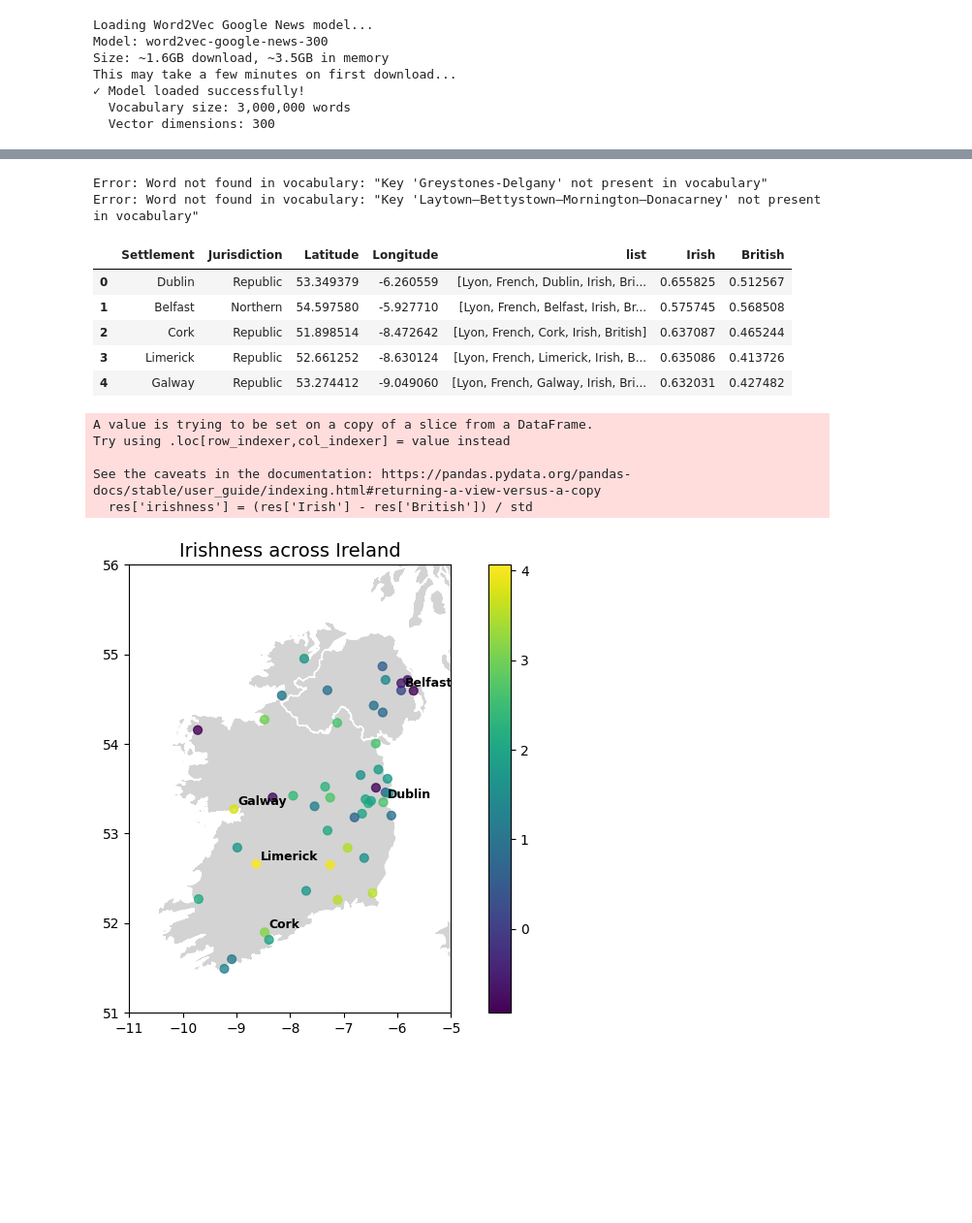
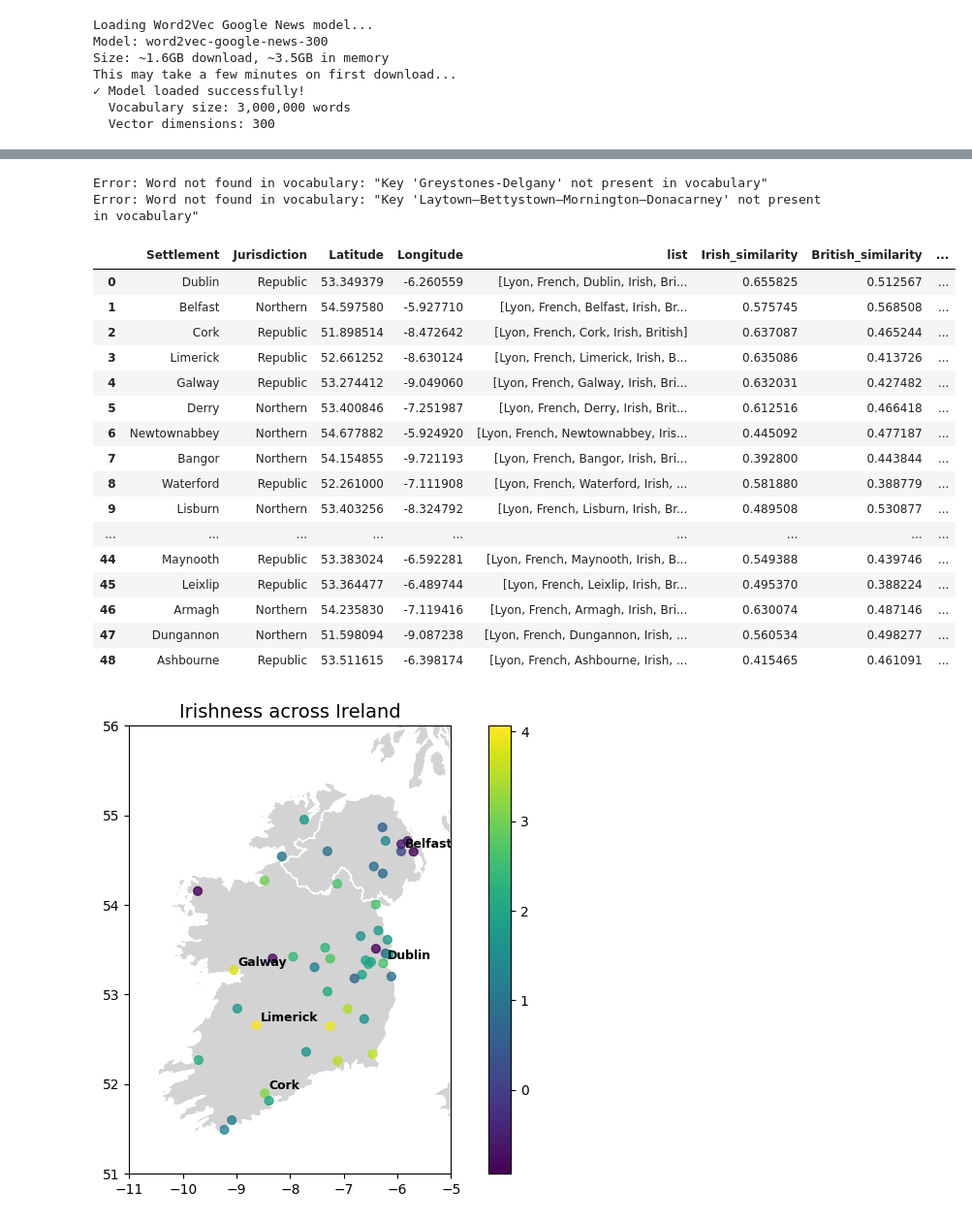
Before and after one commit to daxmavy/ireland, a Jupyter notebook: interactive.ipynb, the cells around one changed output, grey strips where cells are left out. Shown at 97% size. Cells and saved outputs as stored; diff of their text form; code cells hidden in the pictures; blank space fills up the shorter version.

```diff
--- a/interactive.ipynb
+++ b/interactive.ipynb
@@ -40,6 +36,11 @@ This may take a few minutes on first download...
   Vector dimensions: 300
 # %%
 def analogy_calc(lis):
+    """
+    lis is a list of lists
+    each list in lis is of the form word1, word2, word3, target1, target2 (eg Lyon, French, Belfast, British, Irish)
+    it does the vector calculation
+    """
     try:
         res_li = []
         for li in lis:
@@ -49,7 +50,7 @@ def analogy_calc(lis):
                 negative = [word1]
                 res = calculate_vector_arithmetic(model, positive, negative, topn=1000)
 
-                res = pd.DataFrame(res, columns=['word', 'similarity'])
+                res = pd.DataFrame(res, columns=['word', 'similarity']).reset_index()
 
                 res['word'] = res['word'].str.lower()
 
@@ -58,10 +59,15 @@ def analogy_calc(lis):
                 # print(res)
                 target1_similarity = res[res['edit_distance_target1'] <= 1].set_index('word')['similarity'].max()
                 target2_similarity = res[res['edit_distance_target2'] <= 1].set_index('word')['similarity'].max()
+
+                target1_index = res[res['edit_distance_target1'] <= 1].set_index('word')['index'].min()
+                target2_index = res[res['edit_distance_target2'] <= 1].set_index('word')['index'].min()
                 res_li.append({
                     'list': li,
-                    target1 : target1_similarity,
-                    target2 : target2_similarity
+                    f'{target1}_similarity' : target1_similarity,
+                    f'{target2}_similarity' : target2_similarity,
+                    f'{target1}_rank' : target1_index,
+                    f'{target2}_rank' : target2_index
                 })
             except Exception:
                 continue
@@ -157,12 +155,13 @@ res['Settlement'] = res['list'].map(lambda e: e[2])
 
 res = pd.merge(df, res, on='Settlement')
 res.head()
+
+res = res.dropna()
+
+abs_diffs = np.abs(res['Irish_similarity'] - res['British_similarity'])
+std = np.std(abs_diffs)
+
+res['irishness'] = (res['Irish_similarity'] - res['British_similarity']) / std
 # %% [output]
 Error: Word not found in vocabulary: "Key 'Greystones-Delgany' not present in vocabulary"
 Error: Word not found in vocabulary: "Key 'Laytown–Bettystown–Mornington–Donacarney' not present in vocabulary"
-|  | Settlement | Jurisdiction | Latitude | Longitude | list | Irish | British |
-| 0 | Dublin | Republic | 53.349379 | -6.260559 | [Lyon, French, Dublin, Irish, Bri... | 0.655825 | 0.512567 |
-| 1 | Belfast | Northern | 54.597580 | -5.927710 | [Lyon, French, Belfast, Irish, Br... | 0.575745 | 0.568508 |
-| 2 | Cork | Republic | 51.898514 | -8.472642 | [Lyon, French, Cork, Irish, British] | 0.637087 | 0.465244 |
-| 3 | Limerick | Republic | 52.661252 | -8.630124 | [Lyon, French, Limerick, Irish, B... | 0.635086 | 0.413726 |
-| 4 | Galway | Republic | 53.274412 | -9.049060 | [Lyon, French, Galway, Irish, Bri... | 0.632031 | 0.427482 |
@@ -171,14 +168,23 @@ res = res.dropna()
-# %%
-abs_diffs = np.abs(res['Irish'] - res['British'])
-std = np.std(abs_diffs)
-
-res['irishness'] = (res['Irish'] - res['British']) / std
-# %% [output]
-A value is trying to be set on a copy of a slice from a DataFrame.
-Try using .loc[row_indexer,col_indexer] = value instead
-
-See the caveats in the documentation: https://pandas.pydata.org/pandas-docs/stable/user_guide/indexing.html#returning-a-view-versus-a-copy
-  res['irishness'] = (res['Irish'] - res['British']) / std
+# %%
+res
+# %% [output]
+|  | Settlement | Jurisdiction | Latitude | Longitude | list | Irish_similarity | British_similarity | ... |
+| 0 | Dublin | Republic | 53.349379 | -6.260559 | [Lyon, French, Dublin, Irish, Bri... | 0.655825 | 0.512567 | ... |
+| 1 | Belfast | Northern | 54.597580 | -5.927710 | [Lyon, French, Belfast, Irish, Br... | 0.575745 | 0.568508 | ... |
+| 2 | Cork | Republic | 51.898514 | -8.472642 | [Lyon, French, Cork, Irish, British] | 0.637087 | 0.465244 | ... |
+| 3 | Limerick | Republic | 52.661252 | -8.630124 | [Lyon, French, Limerick, Irish, B... | 0.635086 | 0.413726 | ... |
+| 4 | Galway | Republic | 53.274412 | -9.049060 | [Lyon, French, Galway, Irish, Bri... | 0.632031 | 0.427482 | ... |
+| 5 | Derry | Northern | 53.400846 | -7.251987 | [Lyon, French, Derry, Irish, Brit... | 0.612516 | 0.466418 | ... |
+| 6 | Newtownabbey | Northern | 54.677882 | -5.924920 | [Lyon, French, Newtownabbey, Iris... | 0.445092 | 0.477187 | ... |
+| 7 | Bangor | Northern | 54.154855 | -9.721193 | [Lyon, French, Bangor, Irish, Bri... | 0.392800 | 0.443844 | ... |
+| 8 | Waterford | Republic | 52.261000 | -7.111908 | [Lyon, French, Waterford, Irish, ... | 0.581880 | 0.388779 | ... |
+| 9 | Lisburn | Northern | 53.403256 | -8.324792 | [Lyon, French, Lisburn, Irish, Br... | 0.489508 | 0.530877 | ... |
+| ... | ... | ... | ... | ... | ... | ... | ... | ... |
+| 44 | Maynooth | Republic | 53.383024 | -6.592281 | [Lyon, French, Maynooth, Irish, B... | 0.549388 | 0.439746 | ... |
+| 45 | Leixlip | Republic | 53.364477 | -6.489744 | [Lyon, French, Leixlip, Irish, Br... | 0.495370 | 0.388224 | ... |
+| 46 | Armagh | Northern | 54.235830 | -7.119416 | [Lyon, French, Armagh, Irish, Bri... | 0.630074 | 0.487146 | ... |
+| 47 | Dungannon | Northern | 51.598094 | -9.087238 | [Lyon, French, Dungannon, Irish, ... | 0.560534 | 0.498277 | ... |
+| 48 | Ashbourne | Republic | 53.511615 | -6.398174 | [Lyon, French, Ashbourne, Irish, ... | 0.415465 | 0.461091 | ... |
 # %%
 gadm_uk = gpd.read_file("https://geodata.ucdavis.edu/gadm/gadm4.1/shp/gadm41_GBR_shp.zip")
 gadm_ie = gpd.read_file("https://geodata.ucdavis.edu/gadm/gadm4.1/shp/gadm41_IRL_shp.zip")
```
Also changed, not shown: parts of 13 cells of this notebook, 4 other files.
